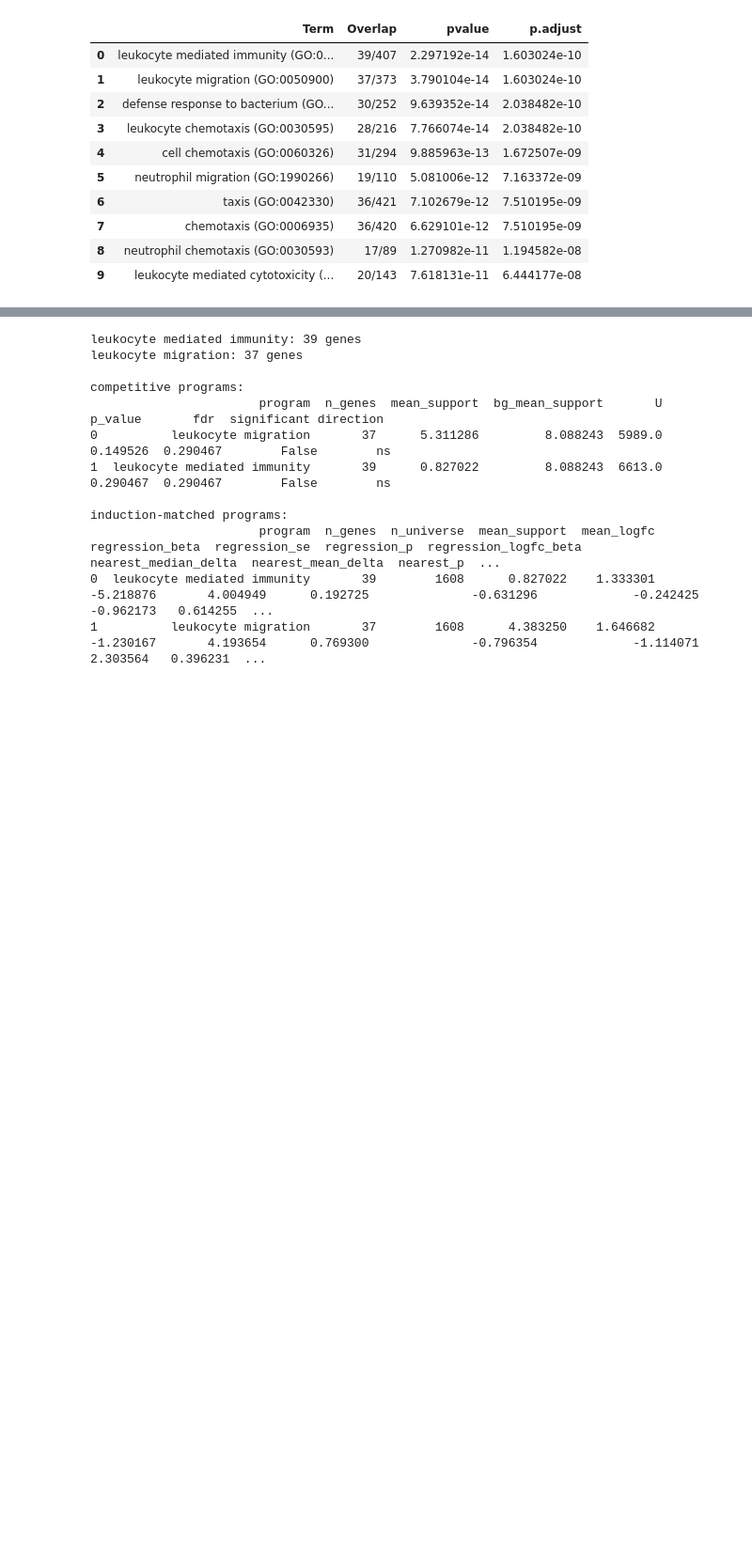
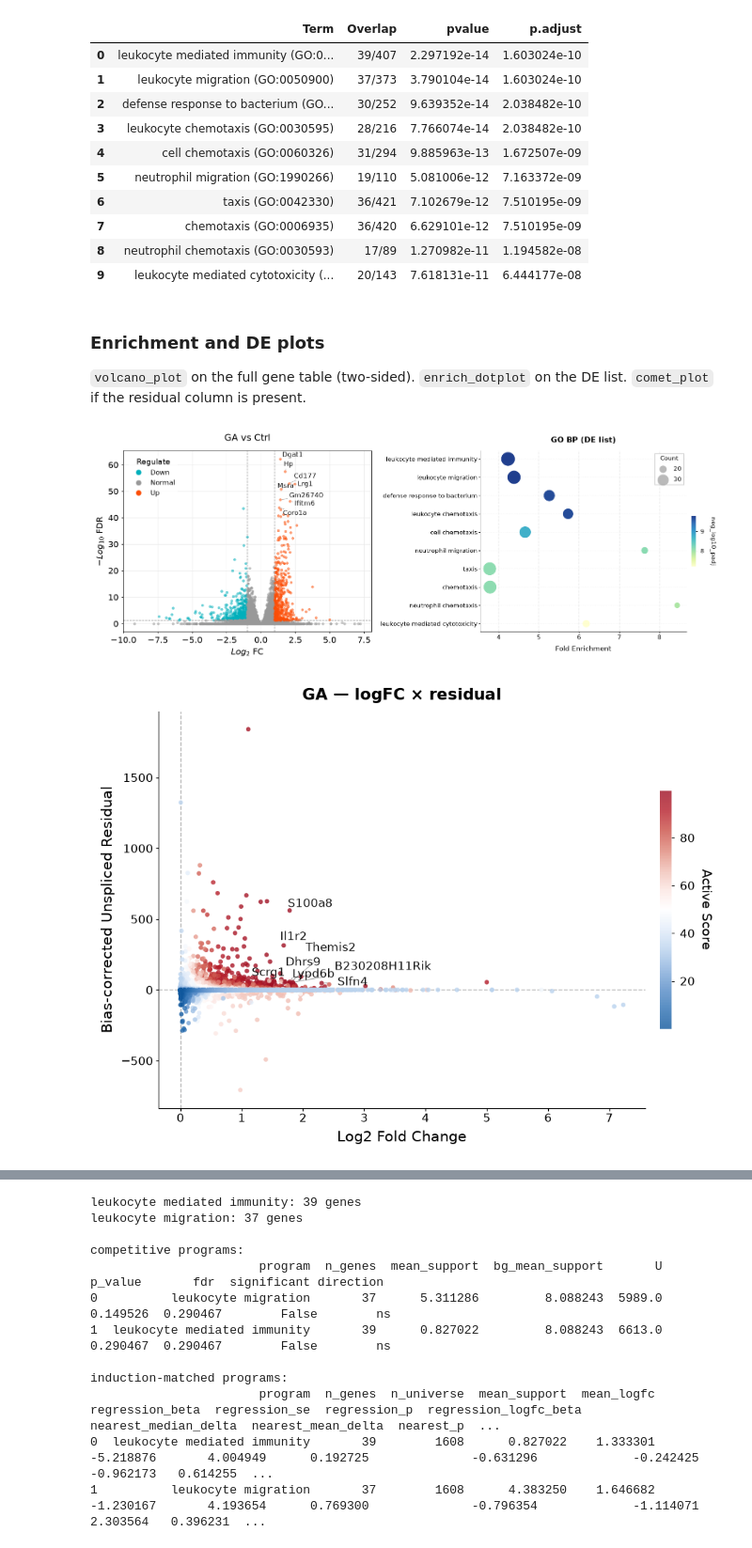
Before and after one commit to leelieber2025/scATrans, a Jupyter notebook: docs/tutorials/t_ga_active_transcription.ipynb, the cells around one changed output, grey strips where cells are left out. Shown at 94% size. Cells and saved outputs as stored; diff of their text form; code cells hidden in the pictures; blank space fills up the shorter version.

```diff
--- a/docs/tutorials/t_ga_active_transcription.ipynb
+++ b/docs/tutorials/t_ga_active_transcription.ipynb
@@ -201,7 +187,7 @@ enr = scat.run_enrichment(
     gene_sets="GO_Biological_Process",
     organism="mouse",
     adata=adata,
-    pval_cutoff=0.05,
+    padj_cutoff=0.05,
 )
 print(f"GO BP terms (p.adjust < 0.05): {len(enr)}")
 enr.sort_values("p.adjust").head(10)[["Term", "Overlap", "pvalue", "p.adjust"]]
@@ -218,4 +204,43 @@ GO BP terms (p.adjust < 0.05): 164
 | 7 | chemotaxis (GO:0006935) | 36/420 | 6.629101e-12 | 7.510195e-09 |
 | 8 | neutrophil chemotaxis (GO:0030593) | 17/89 | 1.270982e-11 | 1.194582e-08 |
 | 9 | leukocyte mediated cytotoxicity (... | 20/143 | 7.618131e-11 | 6.444177e-08 |
+# %% [markdown]
+### Enrichment and DE plots
+
+`volcano_plot` on the full gene table (two-sided). `enrich_dotplot` on
+the DE list. `comet_plot` if the residual column is present.
+# %%
+fig, axes = plt.subplots(1, 2, figsize=(10.8, 4.0), dpi=150)
+scat.pl.volcano_plot(
+    res.gene_table,
+    style="ggvolcano",
+    top_n=8,
+    logfc_cutoff=1.0,
+    pval_cutoff=0.05,
+    title="GA vs Ctrl",
+    ax=axes[0],
+    show=False,
+    s=8,
+    alpha=0.55,
+)
+color_by = "neg_log10_padj" if "neg_log10_padj" in enr.columns else "p.adjust"
+scat.pl.enrich_dotplot(
+    enr,
+    top_n=10,
+    title="GO BP (DE list)",
+    color_by=color_by,
+    ax=axes[1],
+    show=False,
+    fontsize=8,
+)
+plt.tight_layout()
+plt.show()
+
+if "unspliced_excess_residual" in res.gene_table.columns:
+    scat.pl.comet_plot(
+        res.gene_table, top_n=8, s=10, title="GA — logFC × residual", show=True
+    )
+# %% [output]
+[figure, added]
+[figure, added]
 # %% [markdown]
```
Also changed, not shown: parts of 17 cells of this notebook, 36 other files.
